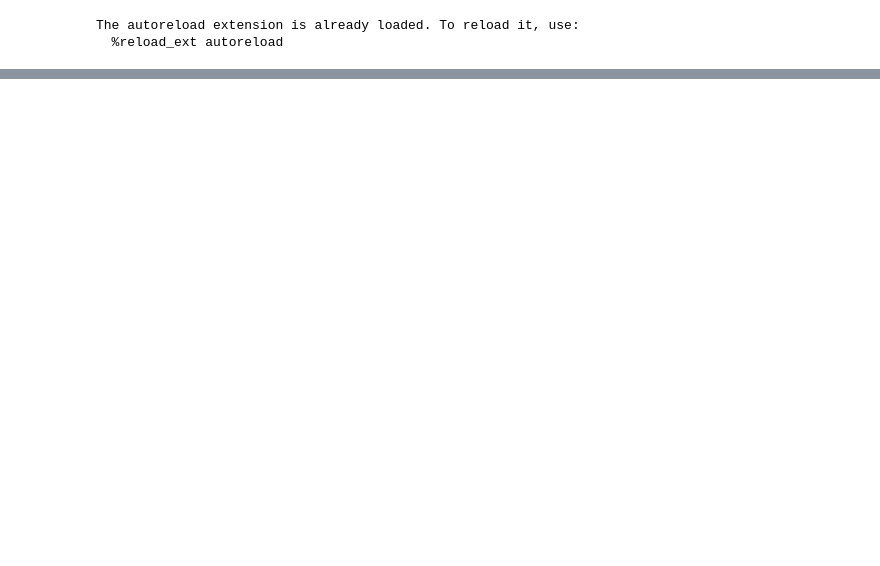
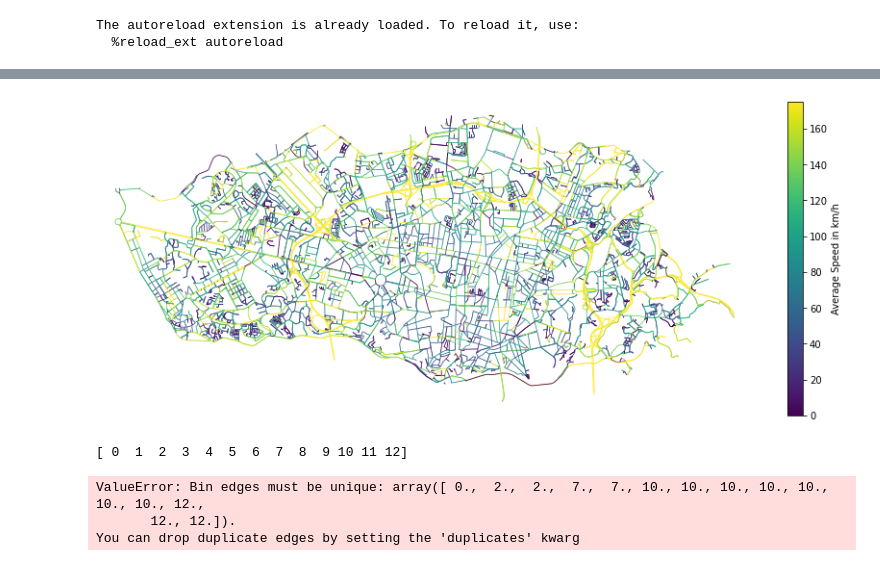
Before and after one commit to SwiftPredator/Trajectory-based-Road-Network-Representation-Learning, a Jupyter notebook: evaluation/explanatory_data_analysis.ipynb, the cells around one changed output, grey strips where cells are left out. Cells and saved outputs as stored; diff of their text form; code cells hidden in the pictures; blank space fills up the shorter version.

```diff
--- a/evaluation/explanatory_data_analysis.ipynb
+++ b/evaluation/explanatory_data_analysis.ipynb
@@ -51,0 +53,61 @@ Deprecated in NumPy 1.20; for more details and guidance: https://numpy.org/devdo
+# %%
+"""
+Plot utilization and mean speed edge heatmap to show that there is correlation
+"""
+import matplotlib.cm as cm
+
+def get_colors(n, cmap='viridis', start=0., stop=1., alpha=1.):
+
+    colors = [cm.get_cmap(cmap)(x) for x in np.linspace(start, stop, n)]
+    colors = [(r, g, b, alpha) for r, g, b, _ in colors]
+    return colors
+
+
+def get_edge_colors_by_attr(G, lG, df, attr, num_bins=None, cmap='viridis', start=0, stop=1, na_color='none', cat_feature=False):
+
+    if num_bins is None:
+        num_bins = len(G.nodes())
+    bin_labels = range(num_bins)
+    nodes = list(lG.nodes)
+    attr_values = pd.Series([df.iloc[nodes.index(id)][attr] for id in G.edges])
+    # print(attr_values)
+    if not cat_feature:
+        cats = pd.qcut(x=attr_values, q=num_bins, labels=bin_labels)  # Puts the values in bins
+    else:
+        cats = attr_values
+    # print(cats)
+    colors = get_colors(num_bins, cmap, start, stop)  #List of colors of each bin
+    node_colors = [colors[int(cat)] if pd.notnull(cat) else na_color for cat in cats]
+
+    return node_colors
+
+nc_util = get_edge_colors_by_attr(network.G, network.line_graph, df, attr='util', num_bins=10)
+nc_speed = get_edge_colors_by_attr(network.G, network.line_graph, df, attr='avg_speed', num_bins=10)
+
+
+cmap = plt.cm.get_cmap('viridis')
+norm_util=plt.Normalize(vmin=df["util"].min(), vmax=df["util"].max())
+norm_speed =plt.Normalize(vmin=df["avg_speed"].min(), vmax=df["avg_speed"].max())
+
+fig, ax = plt.subplots(1, 1, figsize=(15, 6))
+# ox.plot_graph(network.G, edge_color=nc_util, node_size=0, edge_linewidth=0.8, edge_alpha=1, bgcolor = 'white', show=False, ax=ax)
+ox.plot_graph(network.G, edge_color=nc_speed, node_size=0, edge_linewidth=0.8, bgcolor = 'white', show=False, ax=ax)
+# cb = fig.colorbar(cm.ScalarMappable(norm=norm_util, cmap=cmap), ax=ax, orientation='vertical')
+# cb.set_label('Utilization', fontsize = 10)
+cb = fig.colorbar(cm.ScalarMappable(norm=norm_speed, cmap=cmap), ax=ax, orientation='vertical')
+cb.set_label('Average Speed in km/h', fontsize = 10)
+
+fig.savefig("../data/images/porto_speed.png")
+# %% [output]
+[figure, added]
+# %%
+"""
+Plot road types
+"""
+print(df["highway_enc"].unique())
+nc_road = get_edge_colors_by_attr(network.G, network.line_graph, df, attr='highway_enc', num_bins=13)
+# %% [output]
+[ 0  1  2  3  4  5  6  7  8  9 10 11 12]
+ValueError: Bin edges must be unique: array([ 0.,  2.,  2.,  7.,  7., 10., 10., 10., 10., 10., 10., 10., 12.,
+       12., 12.]).
+You can drop duplicate edges by setting the 'duplicates' kwarg
```
Also changed, not shown: parts of 3 cells of this notebook, 8 other files.
